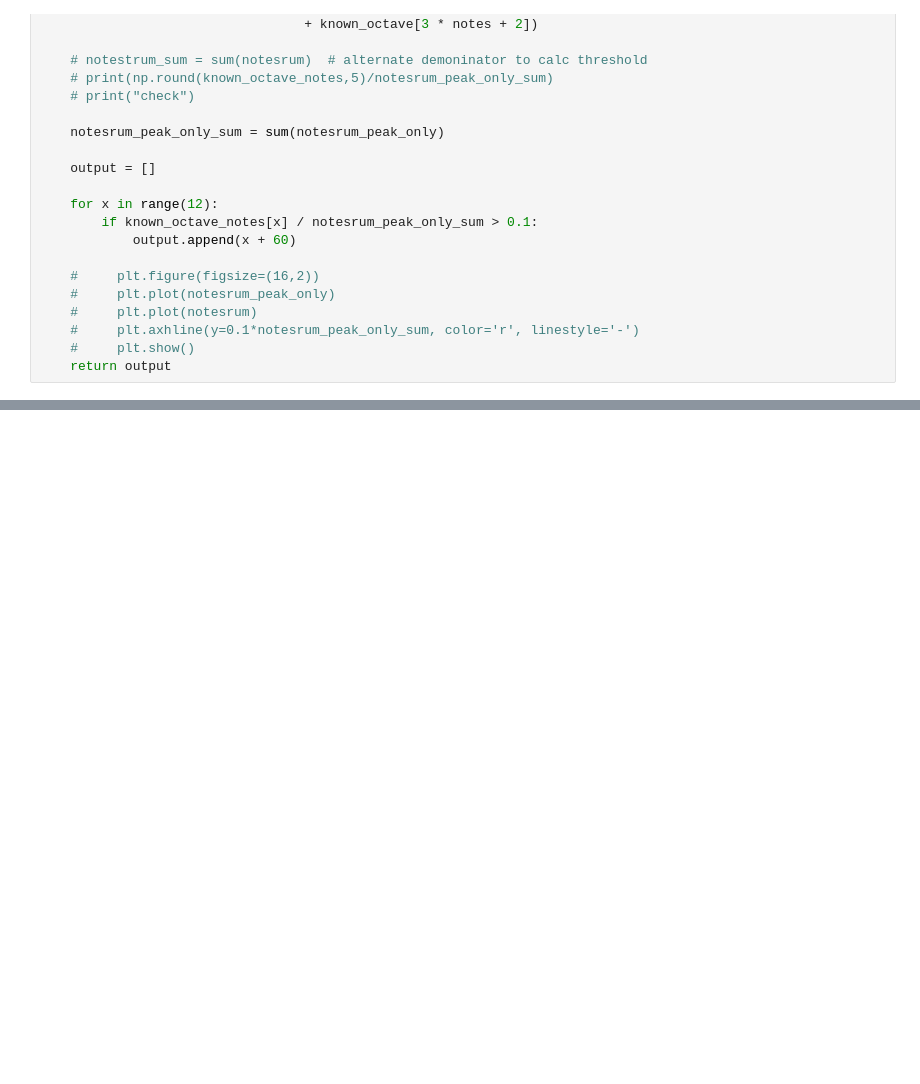
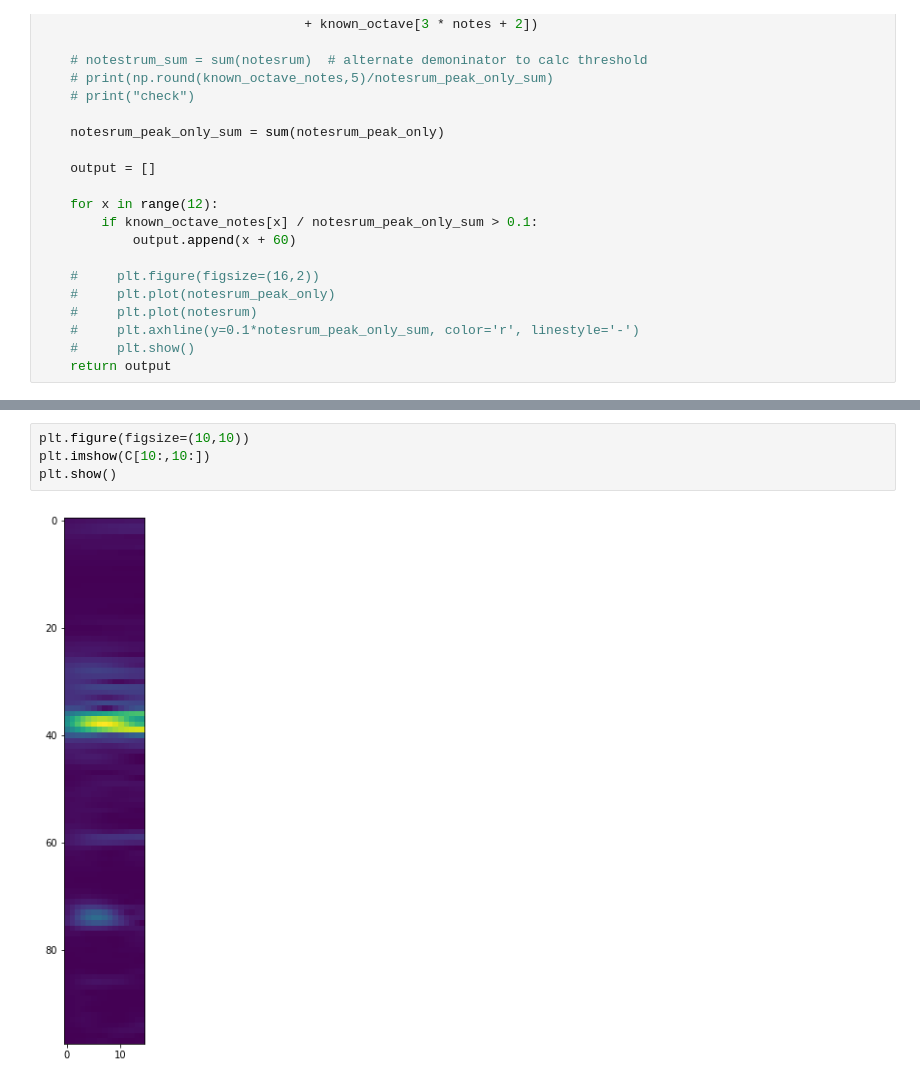
Before and after one commit to tonghuikang/musicpygame, a Jupyter notebook: note_evaluation/test_cqt_function.ipynb, the cells around one changed output, grey strips where cells are left out. Drawn from its saved outputs; the diff is of its cells as text; blank space fills up the shorter version.

```diff
--- a/note_evaluation/test_cqt_function.ipynb
+++ b/note_evaluation/test_cqt_function.ipynb
@@ -154,0 +173,6 @@ C4_60_63_64_70
+# %%
+plt.figure(figsize=(10,10))
+plt.imshow(C[10:,10:])
+plt.show()
+# %% [output]
+[figure, added]
```
Also changed, not shown: parts of 5 cells of this notebook.
